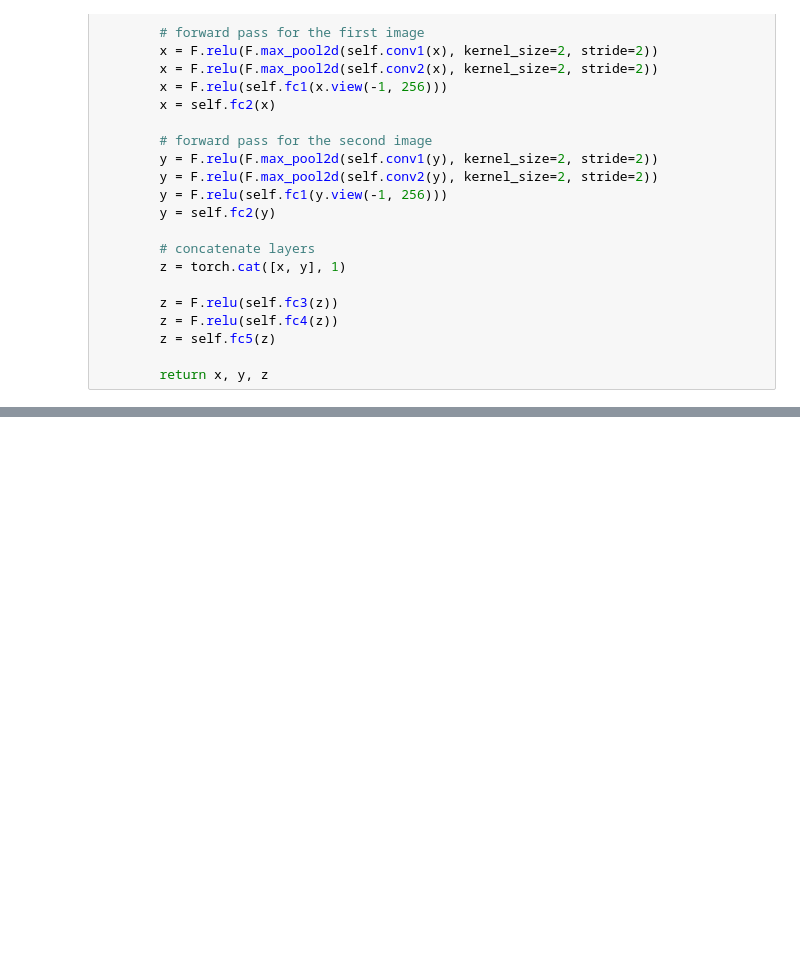
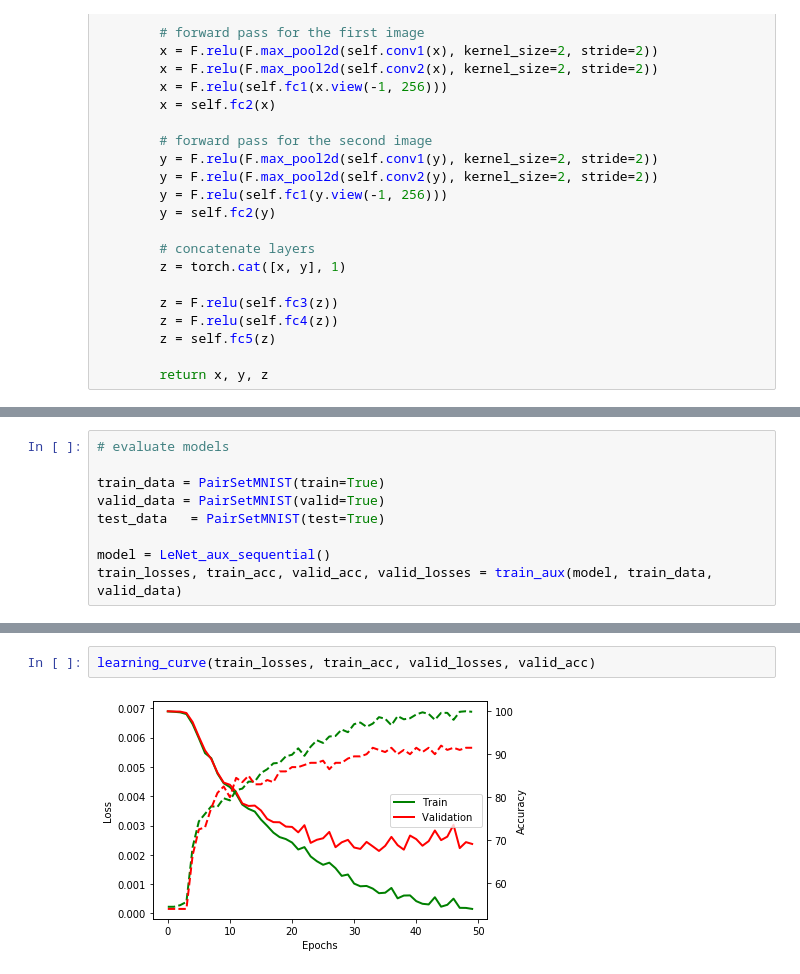
Before and after one commit to raphaelreis/EE559-DeepLearning-MiniProjects, a Jupyter notebook: Proj1/analysis/auxiliary_loss.ipynb, the cells around one changed output, grey strips where cells are left out. Drawn from its saved outputs; the diff is of its cells as text; blank space fills up the shorter version.

Commit message:
add curve plot + update metrics

```diff
--- a/Proj1/analysis/auxiliary_loss.ipynb
+++ b/Proj1/analysis/auxiliary_loss.ipynb
@@ -200,0 +179,9 @@ tensor(0.3750)
+# %%
+# evaluate models
+
+train_data = PairSetMNIST(train=True)
+valid_data = PairSetMNIST(valid=True)
+test_data   = PairSetMNIST(test=True)
+
+model = LeNet_aux_sequential()
+train_losses, train_acc, valid_acc, valid_losses = train_aux(model, train_data, valid_data)
@@ -200,0 +206,4 @@ tensor(0.3750)
+# %%
+learning_curve(train_losses, train_acc, valid_losses, valid_acc)
+# %% [output]
+[figure, added]
```
Also changed, not shown: parts of 9 cells of this notebook, 3 other files.
